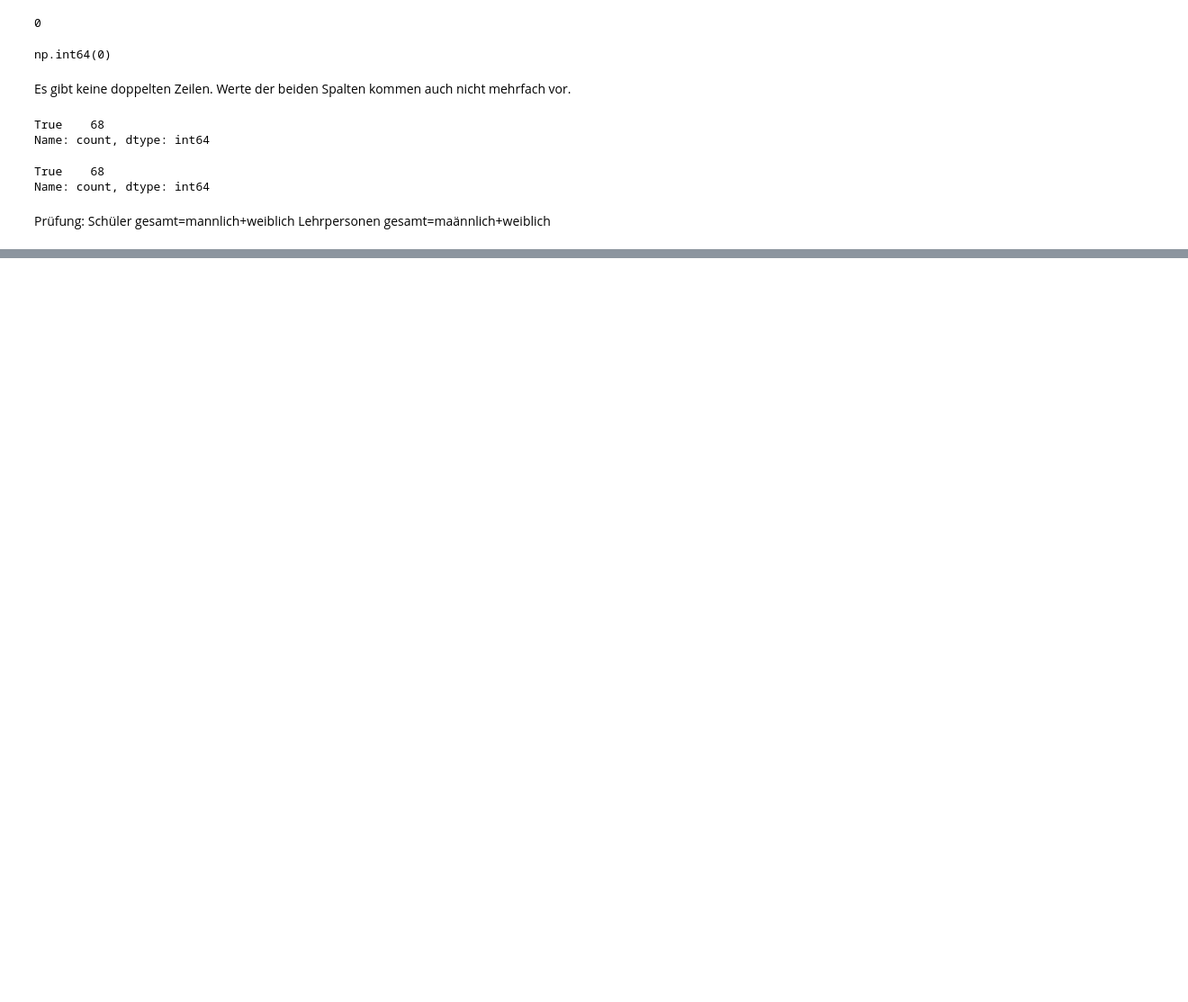
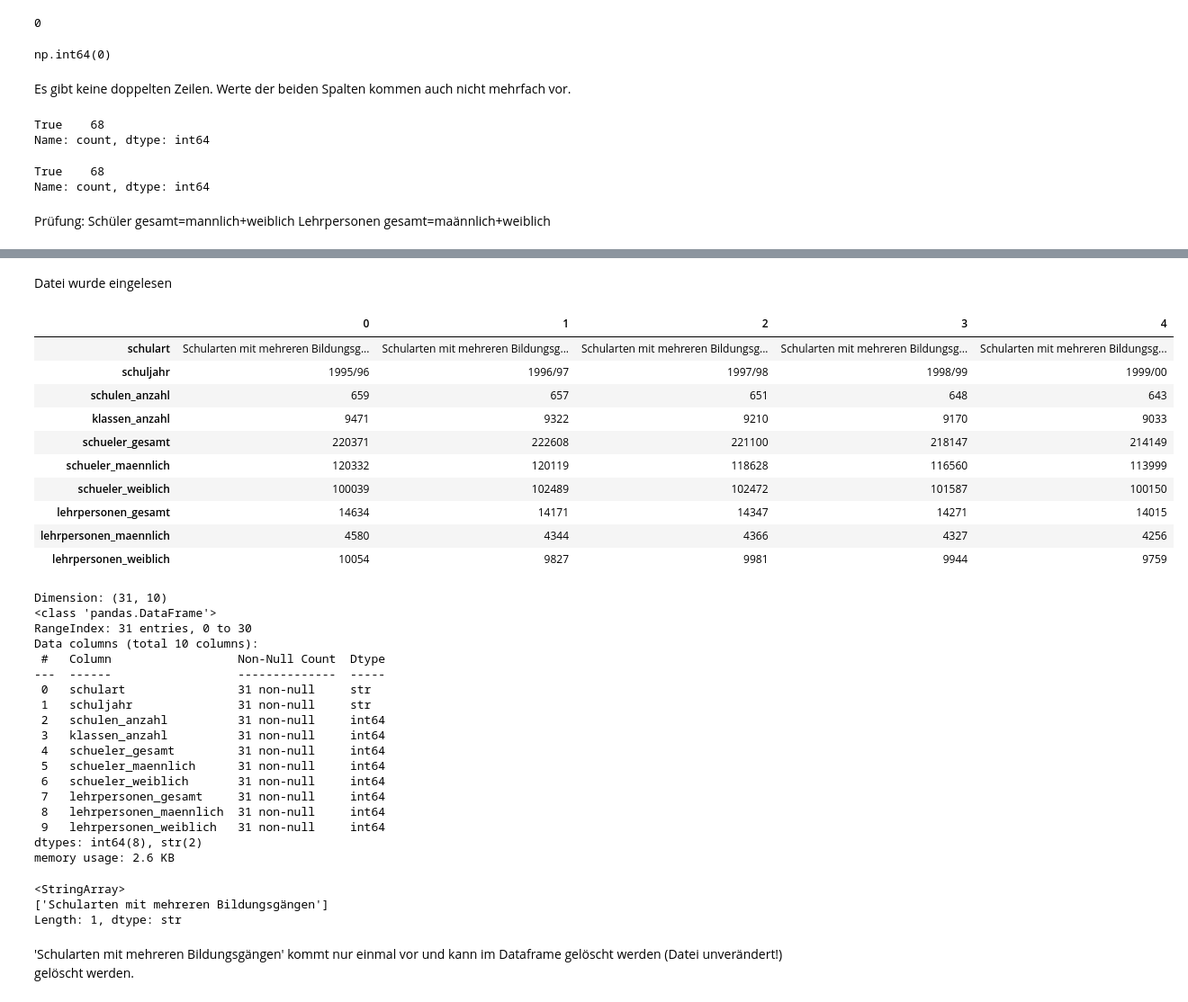
Before and after one commit to AndreR819/PortfolioProjekt, a Jupyter notebook: notebooks/01_daten_verstehen.ipynb, the cells around one changed output, grey strips where cells are left out. Shown at 90% size. Saved outputs shown, nothing was run; the diff lists cells and outputs as text; code cells hidden in the pictures; blank space fills up the shorter version.

```diff
--- a/notebooks/01_daten_verstehen.ipynb
+++ b/notebooks/01_daten_verstehen.ipynb
@@ -208,0 +234,50 @@ memory usage: 4.9 KB
+# %%
+df_schueler_lehrer = pd.read_csv(
+    DATA_DIR / "schulen_schueler_lehrer.csv"
+)
+# %% [markdown]
+Datei wurde eingelesen
+# %%
+display(df_schueler_lehrer.head().T)
+
+print("Dimension:", df_schueler_lehrer.shape)
+
+df_schueler_lehrer.info()
+# %% [output]
+|  | 0 | 1 | 2 | 3 | 4 |
+| schulart | Schularten mit mehreren Bildungsg... | Schularten mit mehreren Bildungsg... | Schularten mit mehreren Bildungsg... | Schularten mit mehreren Bildungsg... | Schularten mit mehreren Bildungsg... |
+| schuljahr | 1995/96 | 1996/97 | 1997/98 | 1998/99 | 1999/00 |
+| schulen_anzahl | 659 | 657 | 651 | 648 | 643 |
+| klassen_anzahl | 9471 | 9322 | 9210 | 9170 | 9033 |
+| schueler_gesamt | 220371 | 222608 | 221100 | 218147 | 214149 |
+| schueler_maennlich | 120332 | 120119 | 118628 | 116560 | 113999 |
+| schueler_weiblich | 100039 | 102489 | 102472 | 101587 | 100150 |
+| lehrpersonen_gesamt | 14634 | 14171 | 14347 | 14271 | 14015 |
+| lehrpersonen_maennlich | 4580 | 4344 | 4366 | 4327 | 4256 |
+| lehrpersonen_weiblich | 10054 | 9827 | 9981 | 9944 | 9759 |
+Dimension: (31, 10)
+<class 'pandas.DataFrame'>
+RangeIndex: 31 entries, 0 to 30
+Data columns (total 10 columns):
+ #   Column                  Non-Null Count  Dtype
+---  ------                  --------------  -----
+ 0   schulart                31 non-null     str
+ 1   schuljahr               31 non-null     str
+ 2   schulen_anzahl          31 non-null     int64
+ 3   klassen_anzahl          31 non-null     int64
+ 4   schueler_gesamt         31 non-null     int64
+ 5   schueler_maennlich      31 non-null     int64
+ 6   schueler_weiblich       31 non-null     int64
+ 7   lehrpersonen_gesamt     31 non-null     int64
+ 8   lehrpersonen_maennlich  31 non-null     int64
+ 9   lehrpersonen_weiblich   31 non-null     int64
+dtypes: int64(8), str(2)
+memory usage: 2.6 KB
+# %%
+df_schueler_lehrer["schulart"].unique()
+# %% [output]
+<StringArray>
+['Schularten mit mehreren Bildungsgängen']
+Length: 1, dtype: str
+# %% [markdown]
+'Schularten mit mehreren Bildungsgängen' kommt nur einmal vor und kann im Dataframe gelöscht werden (Datei unverändert!) gelöscht werden.
```
Also changed, not shown: parts of 50 cells of this notebook.
